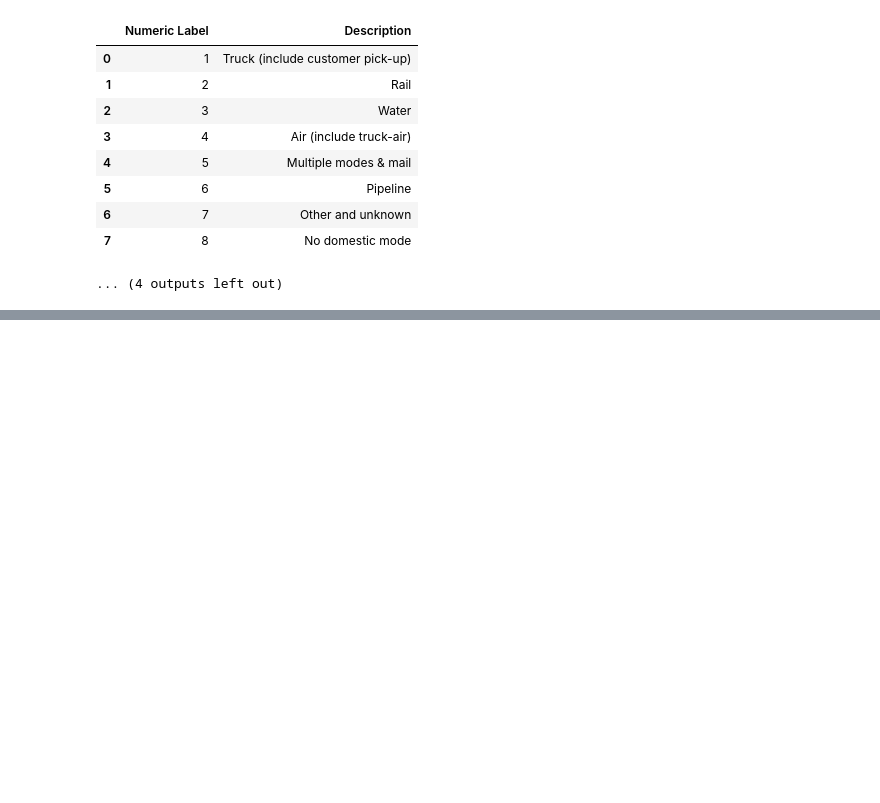
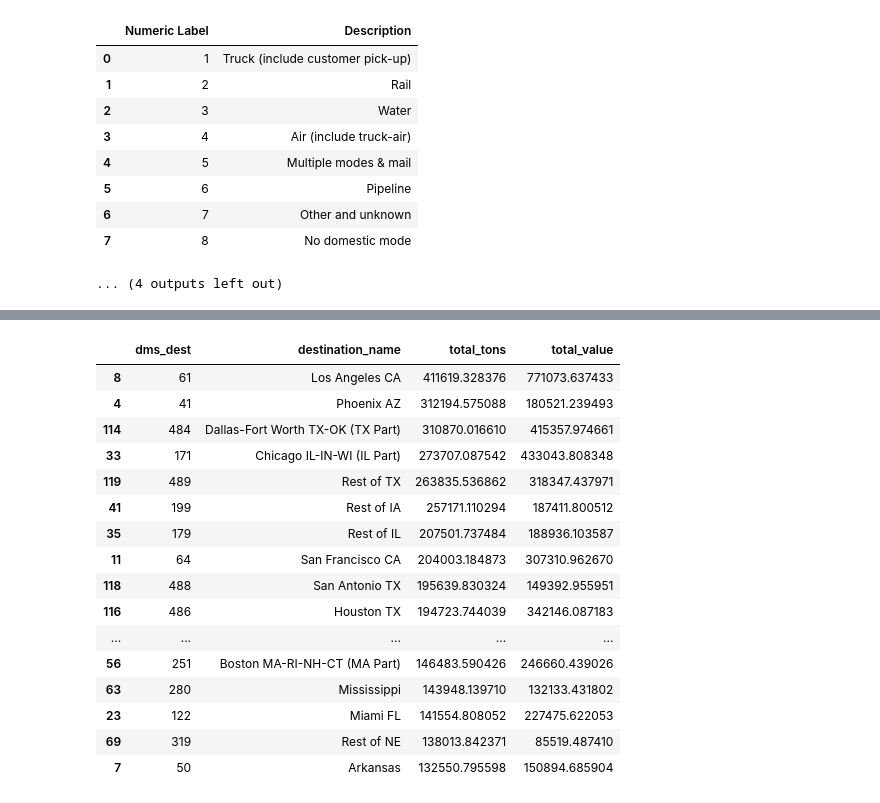
Before and after one commit to Ansarss/Ai_learning_experiments, a Jupyter notebook: Optimization_Techniques_Exercise_.ipynb, the cells around one changed output, grey strips where cells are left out. Drawn from its saved outputs; the diff is of its cells as text; code cells hidden in the pictures; blank space fills up the shorter version.

```diff
--- a/Optimization_Techniques_Exercise_.ipynb
+++ b/Optimization_Techniques_Exercise_.ipynb
@@ -501,0 +596,30 @@ SHEET: Mode
+# %%
+destination_summary = (
+    faf_truck_named
+    .groupby(["dms_dest", "destination_name"], as_index=False)
+    .agg(
+        total_tons=("tons_2022", "sum"),
+        total_value=("value_2022", "sum")
+    )
+    .sort_values("total_tons", ascending=False)
+)
+
+destination_summary.head(25)
+# %% [output]
+|  | dms_dest | destination_name | total_tons | total_value |
+| 8 | 61 | Los Angeles CA | 411619.328376 | 771073.637433 |
+| 4 | 41 | Phoenix AZ | 312194.575088 | 180521.239493 |
+| 114 | 484 | Dallas-Fort Worth TX-OK (TX Part) | 310870.016610 | 415357.974661 |
+| 33 | 171 | Chicago IL-IN-WI (IL Part) | 273707.087542 | 433043.808348 |
+| 119 | 489 | Rest of TX | 263835.536862 | 318347.437971 |
+| 41 | 199 | Rest of IA | 257171.110294 | 187411.800512 |
+| 35 | 179 | Rest of IL | 207501.737484 | 188936.103587 |
+| 11 | 64 | San Francisco CA | 204003.184873 | 307310.962670 |
+| 118 | 488 | San Antonio TX | 195639.830324 | 149392.955951 |
+| 116 | 486 | Houston TX | 194723.744039 | 342146.087183 |
+| ... | ... | ... | ... | ... |
+| 56 | 251 | Boston MA-RI-NH-CT (MA Part) | 146483.590426 | 246660.439026 |
+| 63 | 280 | Mississippi | 143948.139710 | 132133.431802 |
+| 23 | 122 | Miami FL | 141554.808052 | 227475.622053 |
+| 69 | 319 | Rest of NE | 138013.842371 | 85519.487410 |
+| 7 | 50 | Arkansas | 132550.795598 | 150894.685904 |
```
Also changed, not shown: parts of 4 cells of this notebook.
